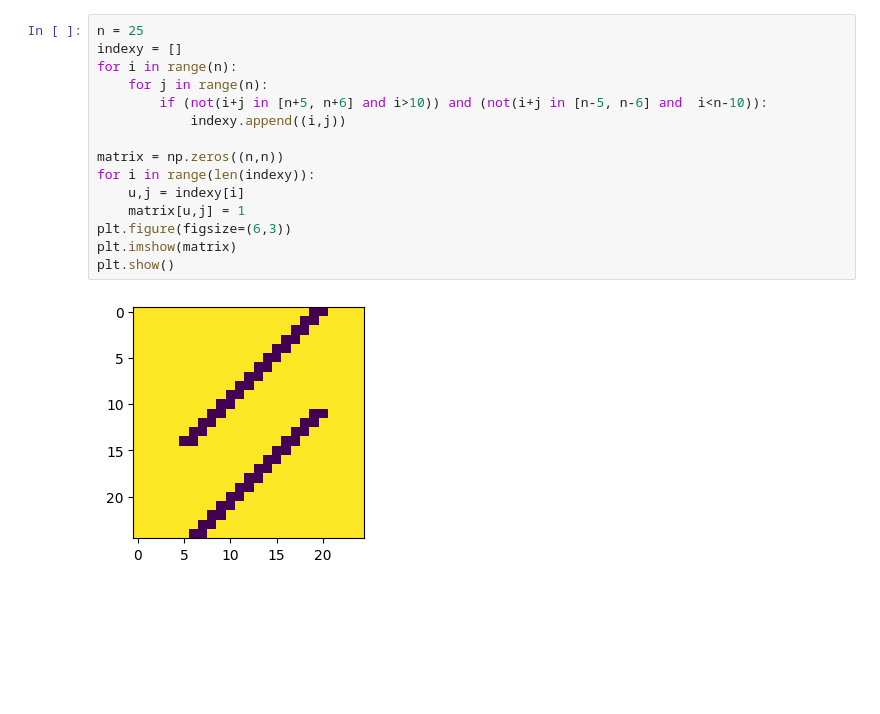
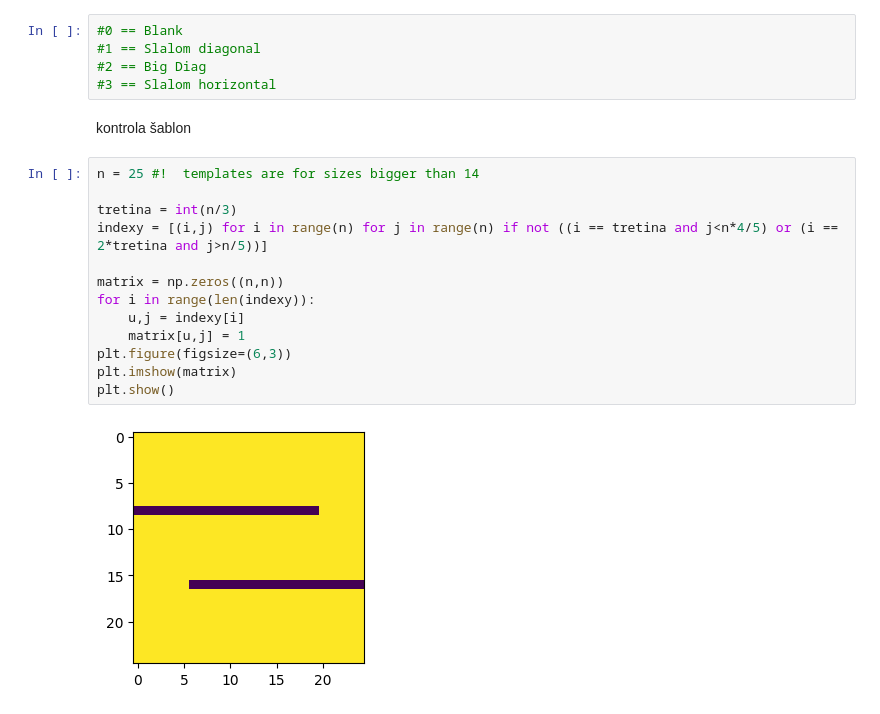
Before and after one commit to KLI0273/VVP_Projekt, a Jupyter notebook: vvp_bludiste-master/Projekt_Bludiste.ipynb, the cells around one changed output. Drawn from its saved outputs; the diff is of its cells as text; blank space fills up the shorter version.

```diff
--- a/vvp_bludiste-master/Projekt_Bludiste.ipynb
+++ b/vvp_bludiste-master/Projekt_Bludiste.ipynb
@@ -92,17 +57,22 @@ plt.show()
+# %%
+#0 == Blank
+#1 == Slalom diagonal
+#2 == Big Diag
+#3 == Slalom horizontal
+# %% [markdown]
+kontrola šablon
 # %%
-n = 25
-indexy = []
-for i in range(n):
-    for j in range(n):
-        if (not(i+j in [n+5, n+6] and i>10)) and (not(i+j in [n-5, n-6] and  i<n-10)):
-            indexy.append((i,j))
+n = 25 #!  templates are for sizes bigger than 14
+
+tretina = int(n/3)
+indexy = [(i,j) for i in range(n) for j in range(n) if not ((i == tretina and j<n*4/5) or (i == 2*tretina and j>n/5))]
 
 matrix = np.zeros((n,n))
 for i in range(len(indexy)):
     u,j = indexy[i]
     matrix[u,j] = 1
 plt.figure(figsize=(6,3))
 plt.imshow(matrix)
 plt.show()
 # %% [output]
-[figure, old version]
+[figure, new version]
```
Also changed, not shown: parts of 7 cells of this notebook, 1 other file.
